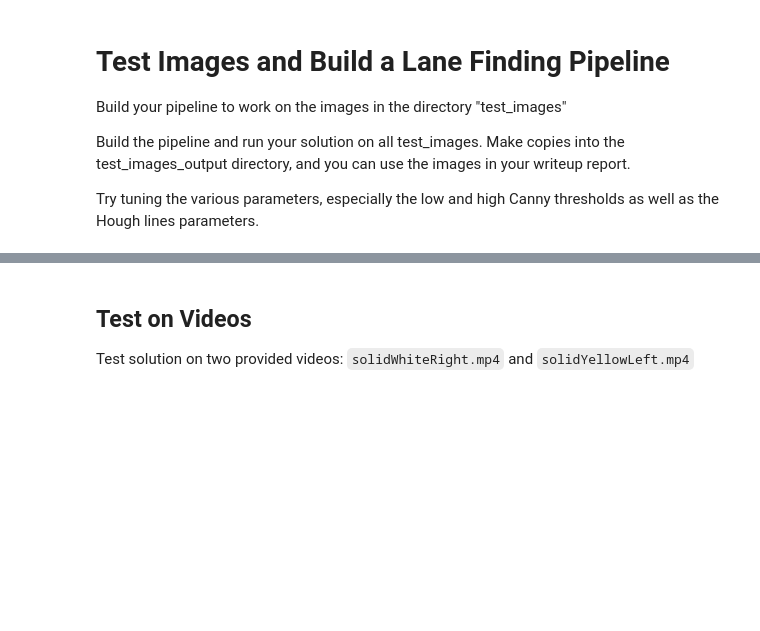
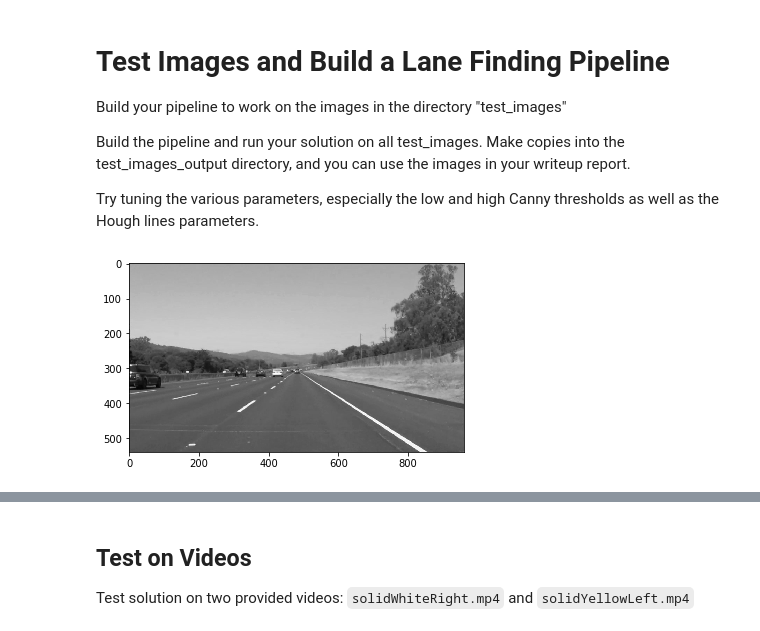
Before and after one commit to rodrigojorquera/CarND-LaneLines-P1, a Jupyter notebook: P1.ipynb, the cells around one changed output, grey strips where cells are left out. Saved outputs shown, nothing was run; the diff lists cells and outputs as text; code cells hidden in the pictures; blank space fills up the shorter version.

```diff
--- a/P1.ipynb
+++ b/P1.ipynb
@@ -49,9 +53,9 @@ def grayscale(img):
     but NOTE: to see the returned image as grayscale
     (assuming your grayscaled image is called 'gray')
     you should call plt.imshow(gray, cmap='gray')"""
-    return cv2.cvtColor(img, cv2.COLOR_RGB2GRAY)
+    #return cv2.cvtColor(img, cv2.COLOR_RGB2GRAY)
     # Or use BGR2GRAY if you read an image with cv2.imread()
-    # return cv2.cvtColor(img, cv2.COLOR_BGR2GRAY)
+    return cv2.cvtColor(img, cv2.COLOR_BGR2GRAY)
 
 def canny(img, low_threshold, high_threshold):
     """Applies the Canny transform"""
@@ -220,0 +147,21 @@ mpimg.imsave('test_images/proc_'+imagen, resultado)
+# %%
+# First of all, a simple example with one image:
+# Define Variables
+kernel_size = 5; # Must be an odd number
+low_threshold = 50;
+high_threshold = 150;
+vertices = np.array([[(0,image.shape[0]),(460, 315), (490, 315),(image.shape[1],image.shape[0])]], dtype=np.int32);
+rho= 1;
+theta= np.pi/180;
+threshold= 10;
+min_line_len= 20;
+max_line_gap= 1;
+#initial_img= ;
+#lines= ;
+
+# Step 1: Convert the images to Grayscale.
+gray_img=grayscale(image);
+plt.imshow(gray_img);
+plt.imshow(gray_img, cmap='gray');
+# %% [output]
+[figure, added]
```
Also changed, not shown: parts of 12 cells of this notebook.
